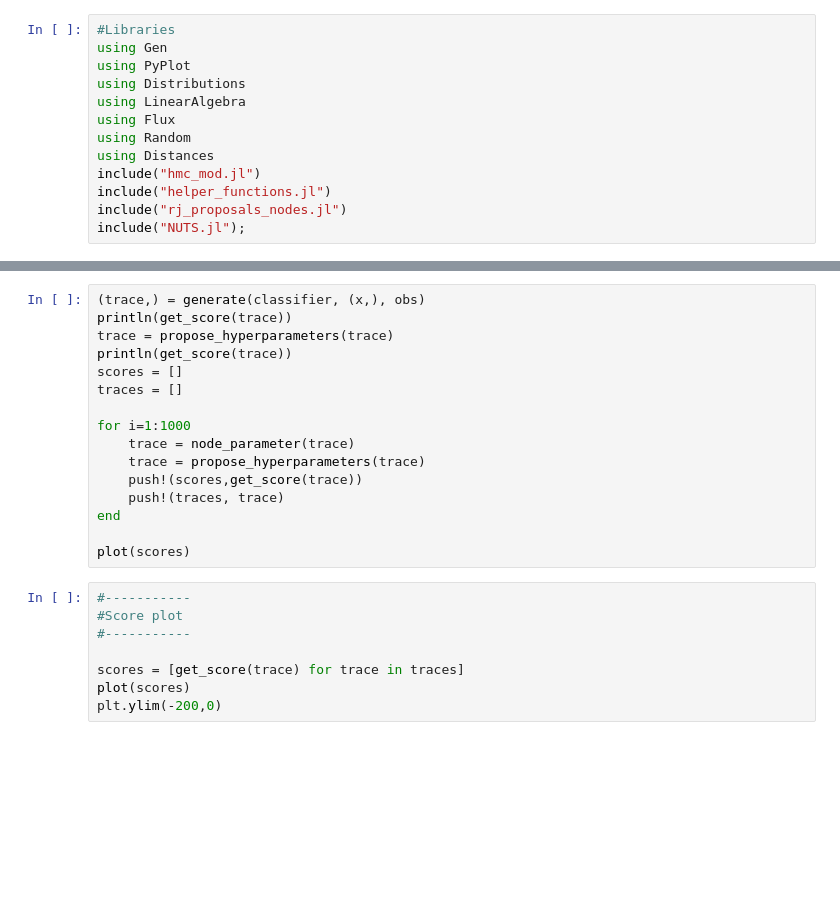
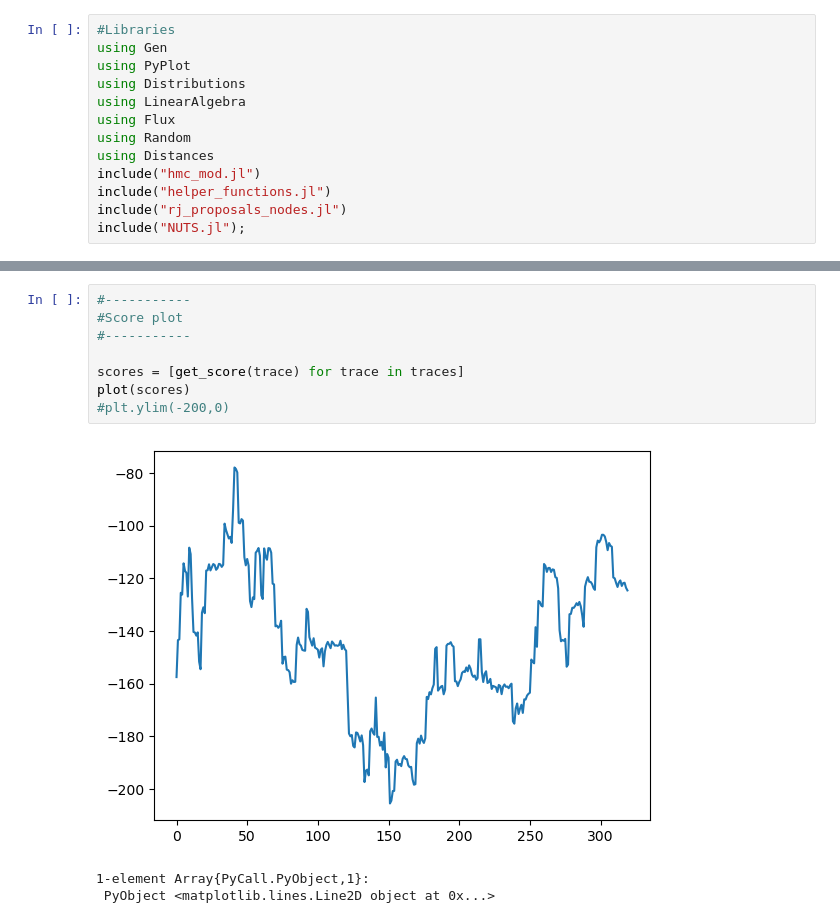
Before and after one commit to jberezow/RJMCMC, a Jupyter notebook: Thesis-FixedClassifier.ipynb, the cells around one changed output, grey strips where cells are left out. Cells and saved outputs as stored; diff of their text form; blank space fills up the shorter version.

```diff
--- a/Thesis-FixedClassifier.ipynb
+++ b/Thesis-FixedClassifier.ipynb
@@ -341,27 +611,15 @@ plot(ks)
-# %%
-(trace,) = generate(classifier, (x,), obs)
-println(get_score(trace))
-trace = propose_hyperparameters(trace)
-println(get_score(trace))
-scores = []
-traces = []
-
-for i=1:1000
-    trace = node_parameter(trace)
-    trace = propose_hyperparameters(trace)
-    push!(scores,get_score(trace))
-    push!(traces, trace)
-end
-
-plot(scores)
 # %%
 #-----------
 #Score plot
 #-----------
 
 scores = [get_score(trace) for trace in traces]
 plot(scores)
-plt.ylim(-200,0)
+#plt.ylim(-200,0)
+# %% [output]
+[figure, added]
+1-element Array{PyCall.PyObject,1}:
+ PyObject <matplotlib.lines.Line2D object at 0x...>
 # %%
 #---------------
 #Accuracy plot
```
Also changed, not shown: parts of 13 cells of this notebook, 3 other files.
